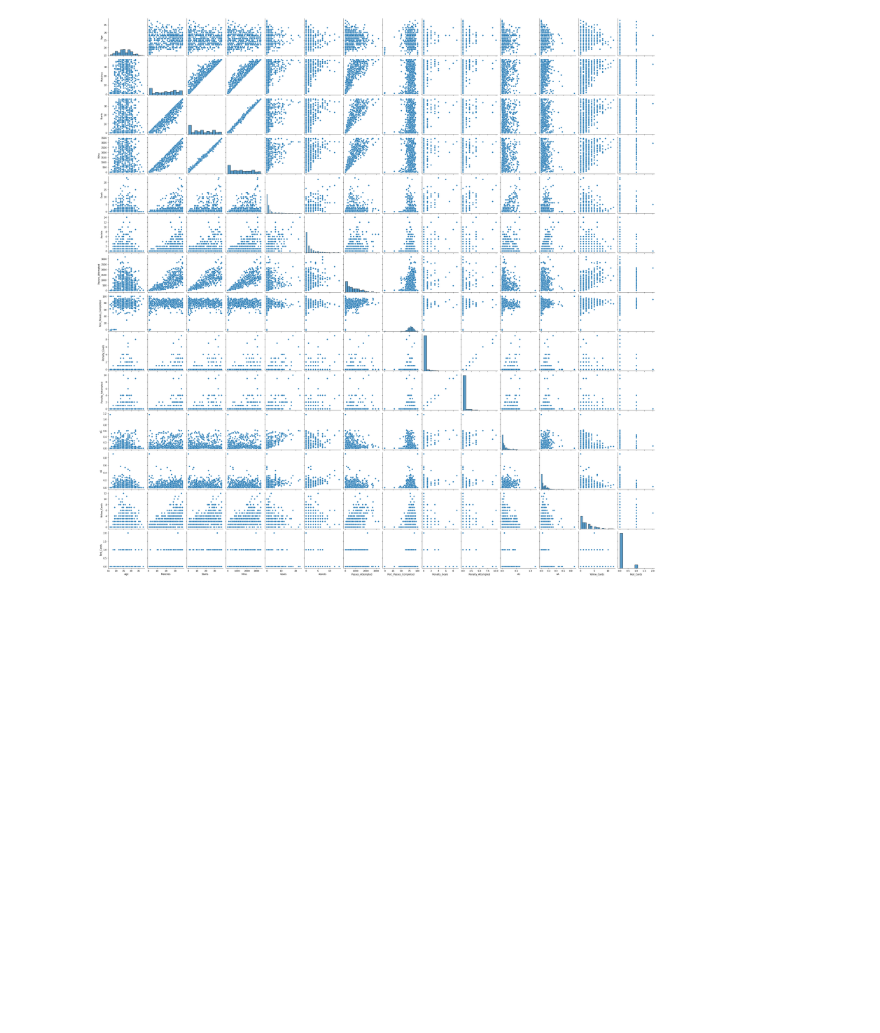
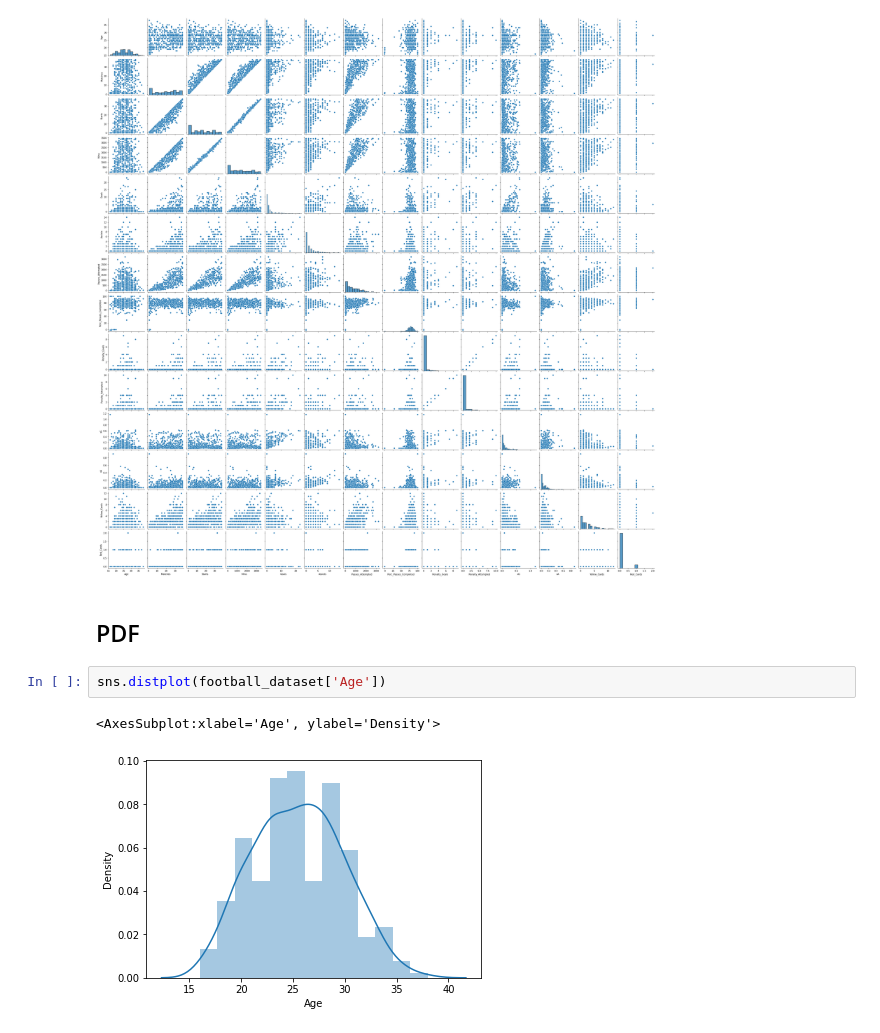
Before and after one commit to vijananish/exploratory-data-analysis, a Jupyter notebook: football-dataset/football-dataset.ipynb, the cells around one changed output. Saved outputs shown, nothing was run; the diff lists cells and outputs as text; blank space fills up the shorter version.

```diff
--- a/football-dataset/football-dataset.ipynb
+++ b/football-dataset/football-dataset.ipynb
@@ -70,3 +75,10 @@ sns.pairplot(football_dataset)
 # %% [output]
 <seaborn.axisgrid.PairGrid at 0x...>
 [figure]
+# %% [markdown]
+## PDF
+# %%
+sns.distplot(football_dataset['Age'])
+# %% [output]
+<AxesSubplot:xlabel='Age', ylabel='Density'>
+[figure, added]
```
Also changed, not shown: parts of 46 cells of this notebook.
